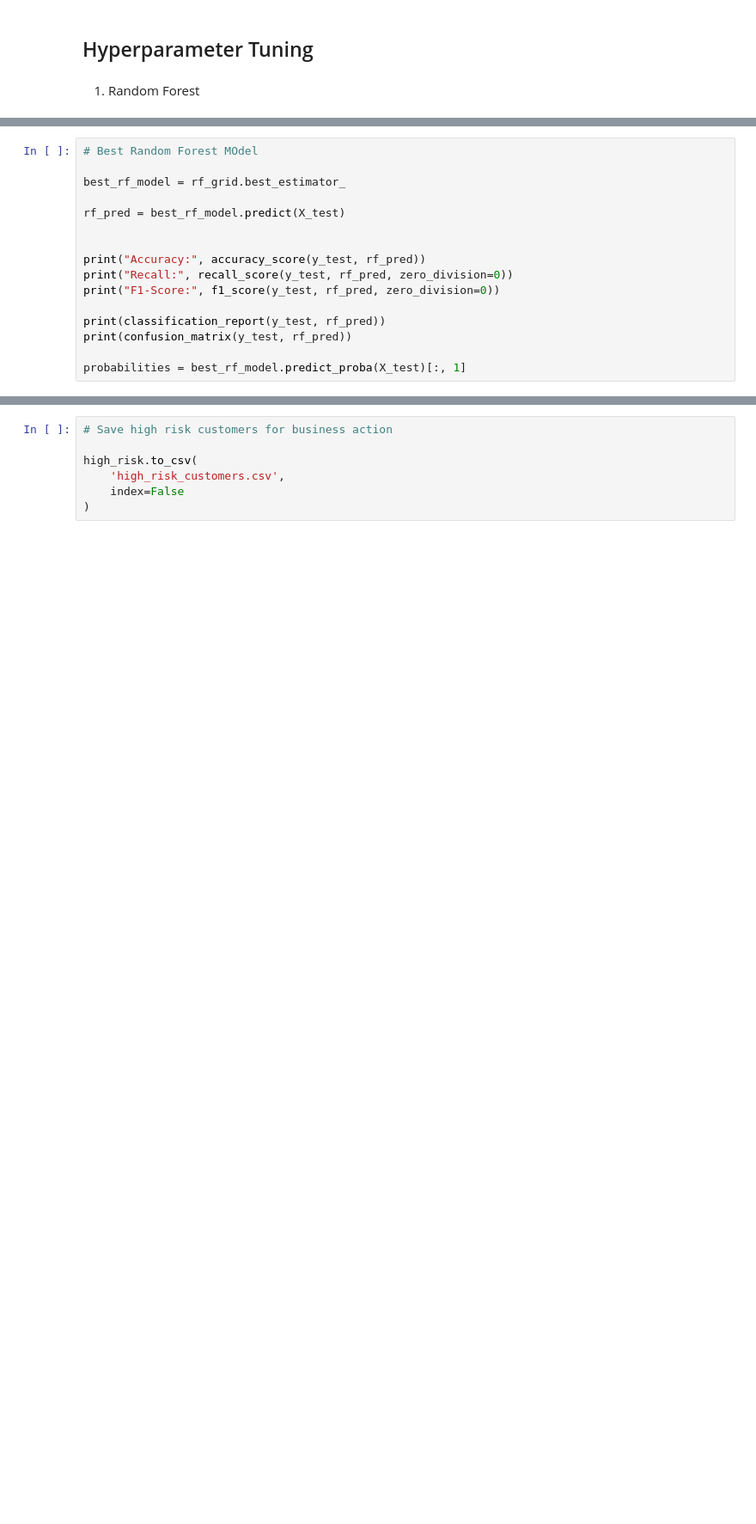
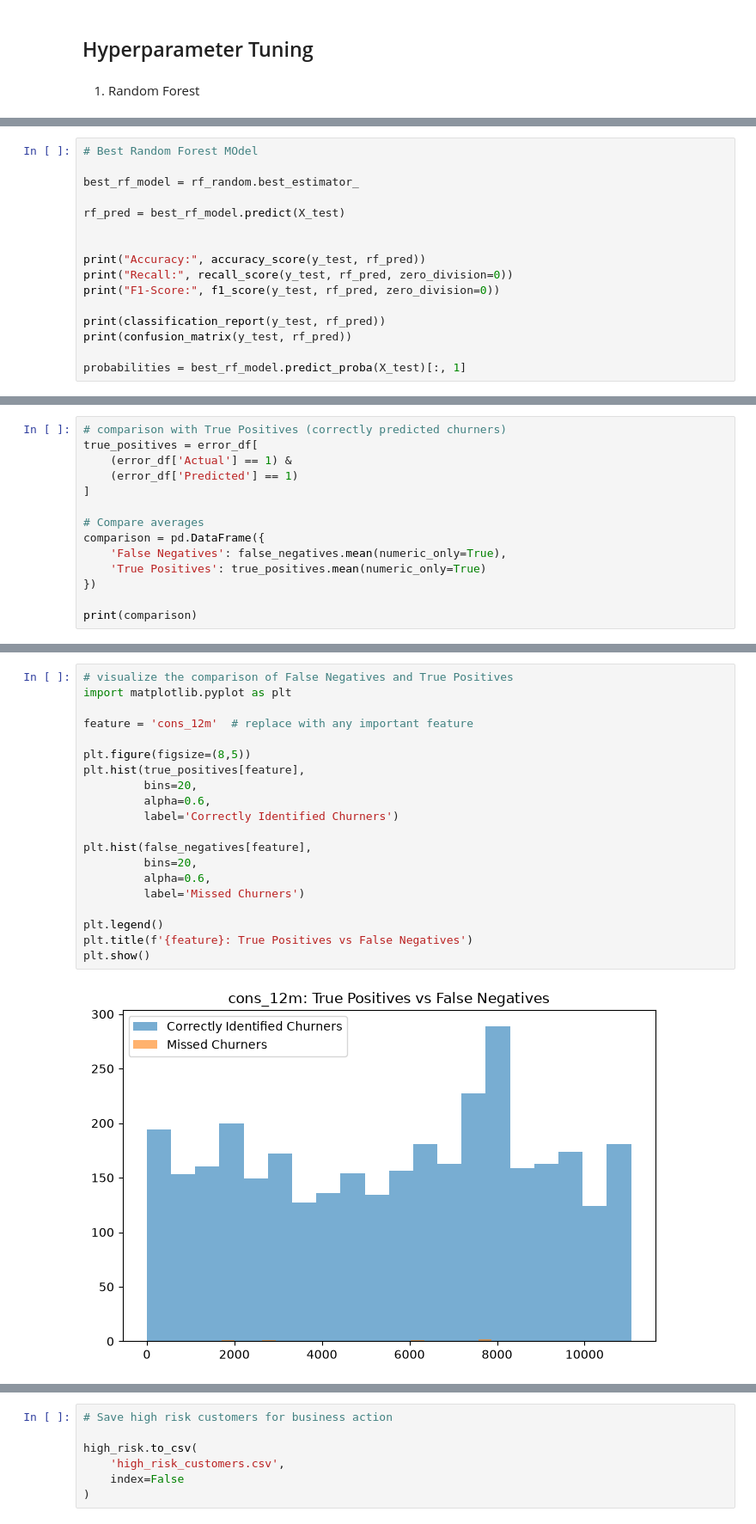
Before and after one commit to graceobonyo/PowerCo-Project, a Jupyter notebook: PowerCo.ipynb, the cells around one changed output, grey strips where cells are left out. Shown at 86% size. Saved outputs shown, nothing was run; the diff lists cells and outputs as text; blank space fills up the shorter version.

```diff
--- a/PowerCo.ipynb
+++ b/PowerCo.ipynb
@@ -1132,7 +1179,7 @@ Fitting 5 folds for each of 20 candidates, totalling 100 fits
 # %%
 # Best Random Forest MOdel
 
-best_rf_model = rf_grid.best_estimator_
+best_rf_model = rf_random.best_estimator_
 
 rf_pred = best_rf_model.predict(X_test)
 
@@ -1147,0 +1267,14 @@ probabilities = best_rf_model.predict_proba(X_test)[:, 1]
+# %%
+# comparison with True Positives (correctly predicted churners)
+true_positives = error_df[
+    (error_df['Actual'] == 1) &
+    (error_df['Predicted'] == 1)
+]
+
+# Compare averages
+comparison = pd.DataFrame({
+    'False Negatives': false_negatives.mean(numeric_only=True),
+    'True Positives': true_positives.mean(numeric_only=True)
+})
+
+print(comparison)
@@ -1147,0 +1299,22 @@ probabilities = best_rf_model.predict_proba(X_test)[:, 1]
+# %%
+# visualize the comparison of False Negatives and True Positives
+import matplotlib.pyplot as plt
+
+feature = 'cons_12m'  # replace with any important feature
+
+plt.figure(figsize=(8,5))
+plt.hist(true_positives[feature],
+         bins=20,
+         alpha=0.6,
+         label='Correctly Identified Churners')
+
+plt.hist(false_negatives[feature],
+         bins=20,
+         alpha=0.6,
+         label='Missed Churners')
+
+plt.legend()
+plt.title(f'{feature}: True Positives vs False Negatives')
+plt.show()
+# %% [output]
+[figure, added]
```
Also changed, not shown: parts of 41 cells of this notebook, 2 other files.
